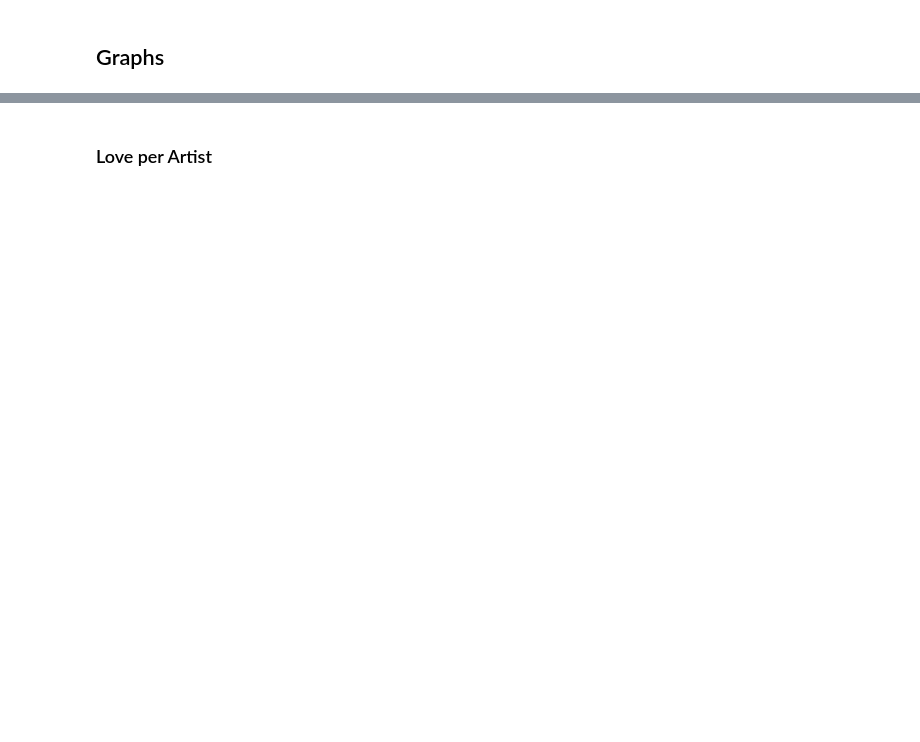
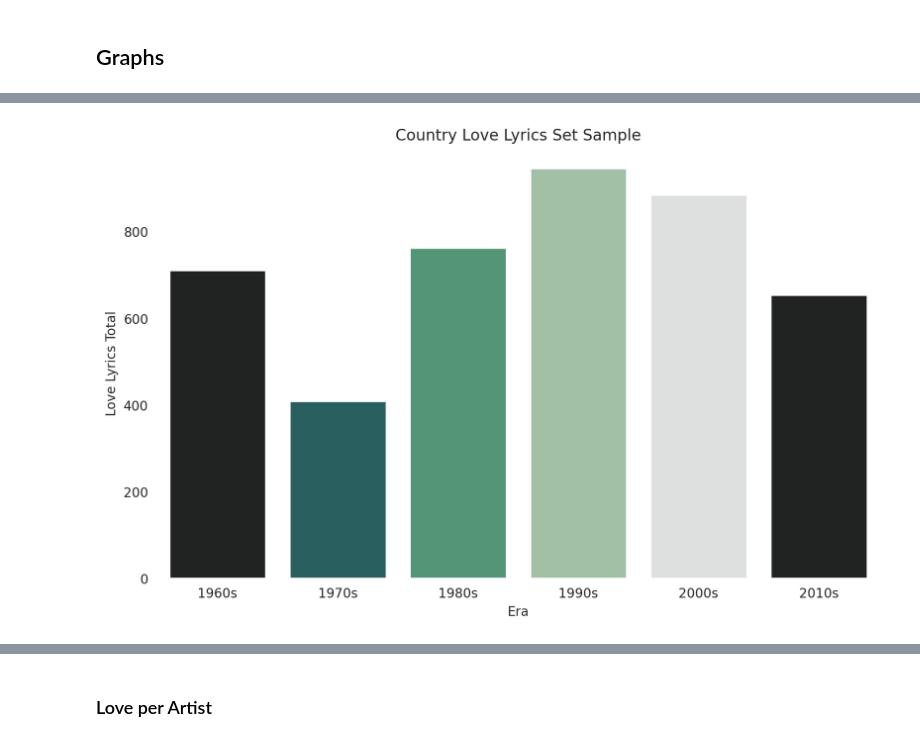
Before and after one commit to TrippingLettuce/Where-is-the-love, a Jupyter notebook: src/analysis.ipynb, the cells around one changed output, grey strips where cells are left out. Cells and saved outputs as stored; diff of their text form; code cells hidden in the pictures; blank space fills up the shorter version.

```diff
--- a/src/analysis.ipynb
+++ b/src/analysis.ipynb
@@ -91,0 +205,4 @@ plt.show()
+# %%
+eras_to_remove = ['1950s', '1930s', '1940s', '2020s']
+df_love_con = df_love_con[~df_love_con['Era'].isin(eras_to_remove)]
+df_love_con.value_counts('Era')
@@ -91,0 +218,9 @@ plt.show()
+# %%
+df_love_con
+#Fixing sample size to 20 most popular Artists per Era
+df_love_con['Era'].value_counts()
+df_love_Era = df_love_con.groupby('Era').apply(lambda x: x.head(10)).reset_index(drop=True)
+df_love_Era
+#Fixing sample size to 20 random Artists per Era
+df_temp = df_love_con.groupby('Era').apply(lambda x: x.sample(min(len(x), 10))).reset_index(drop=True)
+df_love_Era_Random = df_temp.groupby('Era').apply(lambda x: x.head(10)).reset_index(drop=True)
@@ -91,0 +236,16 @@ plt.show()
+# %%
+df_love_Era['love_total'] = df_love_Era[['love', 'loved', 'loves', 'loving']].sum(axis=1)
+df_grouped_con = df_love_Era.groupby('Era')[['love_total']].sum()
+df_grouped_con = df_grouped_con.reset_index()
+# %%
+#CON Set
+plt.figure(figsize=(10, 6), dpi=200)
+colors = ['#1f2421', '#216869', '#49a078', '#9cc5a1', '#dce1de']
+sns.set_style("darkgrid", {"axes.facecolor": "#FFFFFF"}) # replace with your hex code
+sns.barplot(data=df_grouped_con,x='Era',y='love_total',errorbar=None,palette=colors)
+plt.xlabel('Era')
+plt.ylabel('Love Lyrics Total')
+plt.title('Country Love Lyrics Set Sample')
+plt.show()
+# %% [output]
+[figure, added]
```
Also changed, not shown: parts of 41 cells of this notebook, 5 other files.
